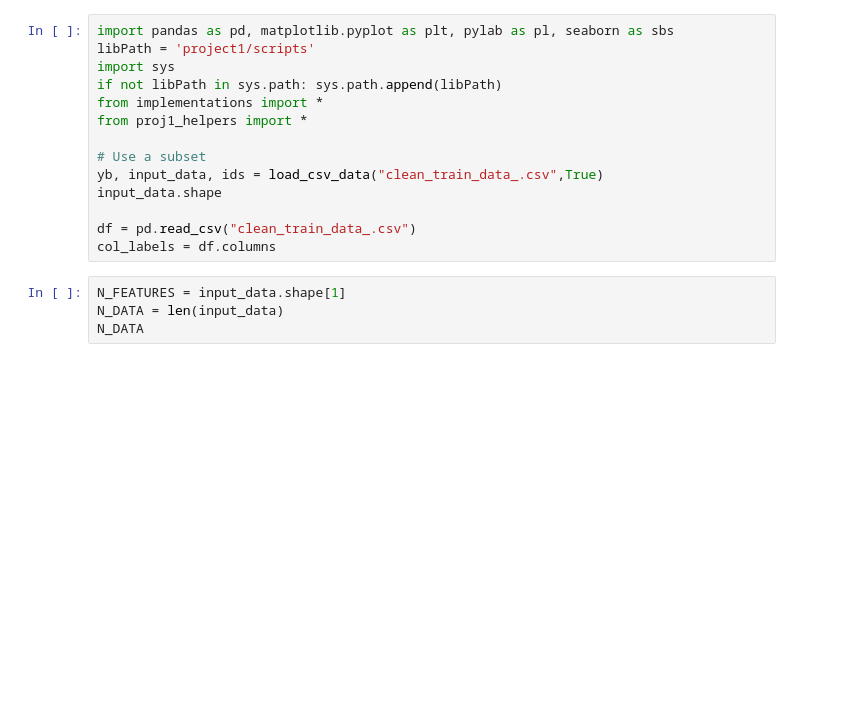
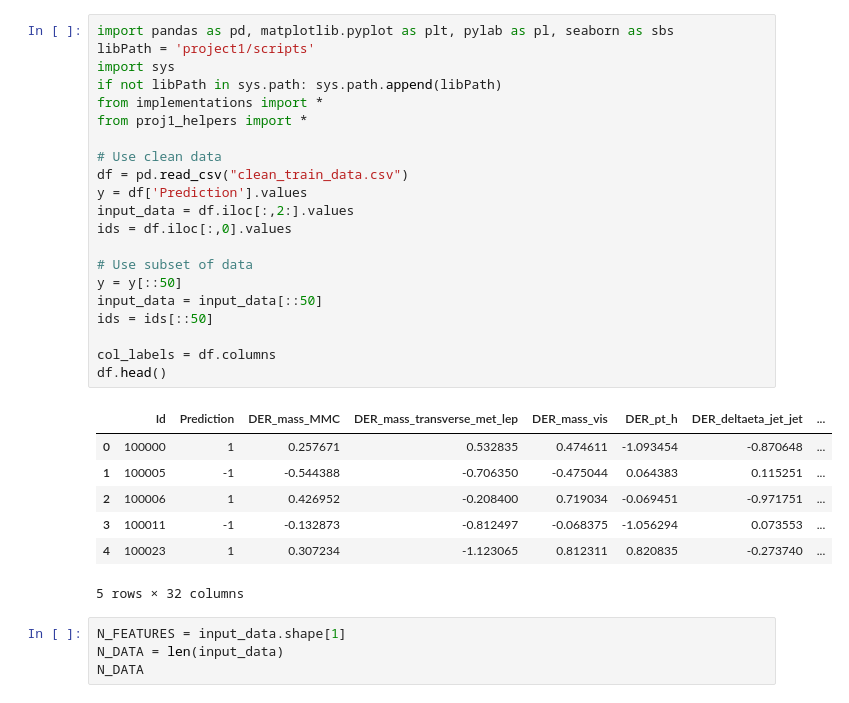
Before and after one commit to ZiluTian/ml_project1, a Jupyter notebook: features_selection_2.ipynb, the cells around one changed output. Cells and saved outputs as stored; diff of their text form; blank space fills up the shorter version.

```diff
--- a/features_selection_2.ipynb
+++ b/features_selection_2.ipynb
@@ -1,17 +1,32 @@
 # %%
 import pandas as pd, matplotlib.pyplot as plt, pylab as pl, seaborn as sbs
 libPath = 'project1/scripts'
 import sys
 if not libPath in sys.path: sys.path.append(libPath)
 from implementations import *
 from proj1_helpers import *
 
-# Use a subset
-yb, input_data, ids = load_csv_data("clean_train_data_.csv",True)
-input_data.shape
+# Use clean data
+df = pd.read_csv("clean_train_data.csv")
+y = df['Prediction'].values
+input_data = df.iloc[:,2:].values
+ids = df.iloc[:,0].values
 
-df = pd.read_csv("clean_train_data_.csv")
+# Use subset of data
+y = y[::50]
+input_data = input_data[::50]
+ids = ids[::50]
+
 col_labels = df.columns
+df.head()
+# %% [output]
+|  | Id | Prediction | DER_mass_MMC | DER_mass_transverse_met_lep | DER_mass_vis | DER_pt_h | DER_deltaeta_jet_jet | ... |
+| 0 | 100000 | 1 | 0.257671 | 0.532835 | 0.474611 | -1.093454 | -0.870648 | ... |
+| 1 | 100005 | -1 | -0.544388 | -0.706350 | -0.475044 | 0.064383 | 0.115251 | ... |
+| 2 | 100006 | 1 | 0.426952 | -0.208400 | 0.719034 | -0.069451 | -0.971751 | ... |
+| 3 | 100011 | -1 | -0.132873 | -0.812497 | -0.068375 | -1.056294 | 0.073553 | ... |
+| 4 | 100023 | 1 | 0.307234 | -1.123065 | 0.812311 | 0.820835 | -0.273740 | ... |
+5 rows × 32 columns
 # %%
 N_FEATURES = input_data.shape[1]
 N_DATA = len(input_data)
```
Also changed, not shown: parts of 16 cells of this notebook, 6 other files.
